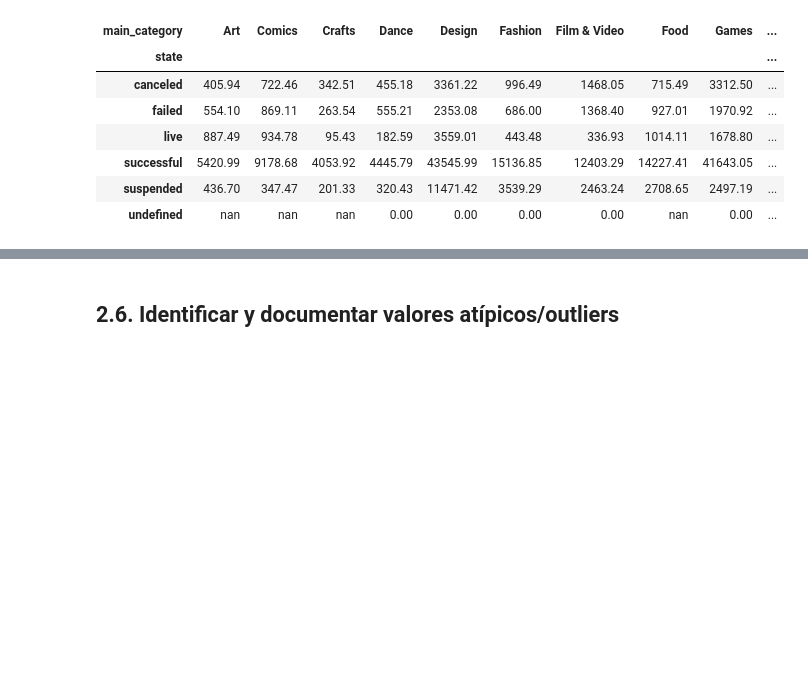
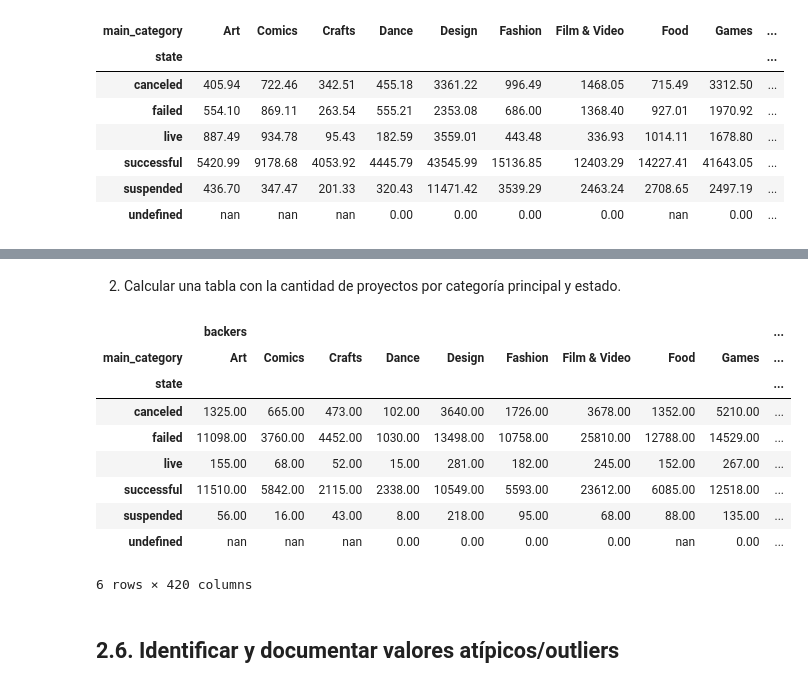
Before and after one commit to fpaludi/DiploDatos, a Jupyter notebook: AnalisisYCuracion/notebooks/Limpieza.ipynb, the cells around one changed output, grey strips where cells are left out. Cells and saved outputs as stored; diff of their text form; code cells hidden in the pictures; blank space fills up the shorter version.

```diff
--- a/AnalisisYCuracion/notebooks/Limpieza.ipynb
+++ b/AnalisisYCuracion/notebooks/Limpieza.ipynb
@@ -967,3 +990,18 @@ kickstarter_2018.pivot_table(values='usd_pledged',index='state',columns='main_ca
+# %% [markdown]
+2. Calcular una tabla con la cantidad de proyectos por categoría principal y estado.
+# %%
+kickstarter_2018.pivot_table(index='state',columns='main_category', aggfunc=np.count_nonzero)
+# %% [output]
+|  | backers |  |  |  |  |  |  |  |  | ... |
+| main_category | Art | Comics | Crafts | Dance | Design | Fashion | Film & Video | Food | Games | ... |
+| state |  |  |  |  |  |  |  |  |  | ... |
+| canceled | 1325.00 | 665.00 | 473.00 | 102.00 | 3640.00 | 1726.00 | 3678.00 | 1352.00 | 5210.00 | ... |
+| failed | 11098.00 | 3760.00 | 4452.00 | 1030.00 | 13498.00 | 10758.00 | 25810.00 | 12788.00 | 14529.00 | ... |
+| live | 155.00 | 68.00 | 52.00 | 15.00 | 281.00 | 182.00 | 245.00 | 152.00 | 267.00 | ... |
+| successful | 11510.00 | 5842.00 | 2115.00 | 2338.00 | 10549.00 | 5593.00 | 23612.00 | 6085.00 | 12518.00 | ... |
+| suspended | 56.00 | 16.00 | 43.00 | 8.00 | 218.00 | 95.00 | 68.00 | 88.00 | 135.00 | ... |
+| undefined | nan | nan | nan | 0.00 | 0.00 | 0.00 | 0.00 | nan | 0.00 | ... |
+6 rows × 420 columns
 # %% [markdown]
 ## 2.6. Identificar y documentar valores atípicos/outliers
 # %% [markdown]
```
Also changed, not shown: parts of 38 cells of this notebook.
